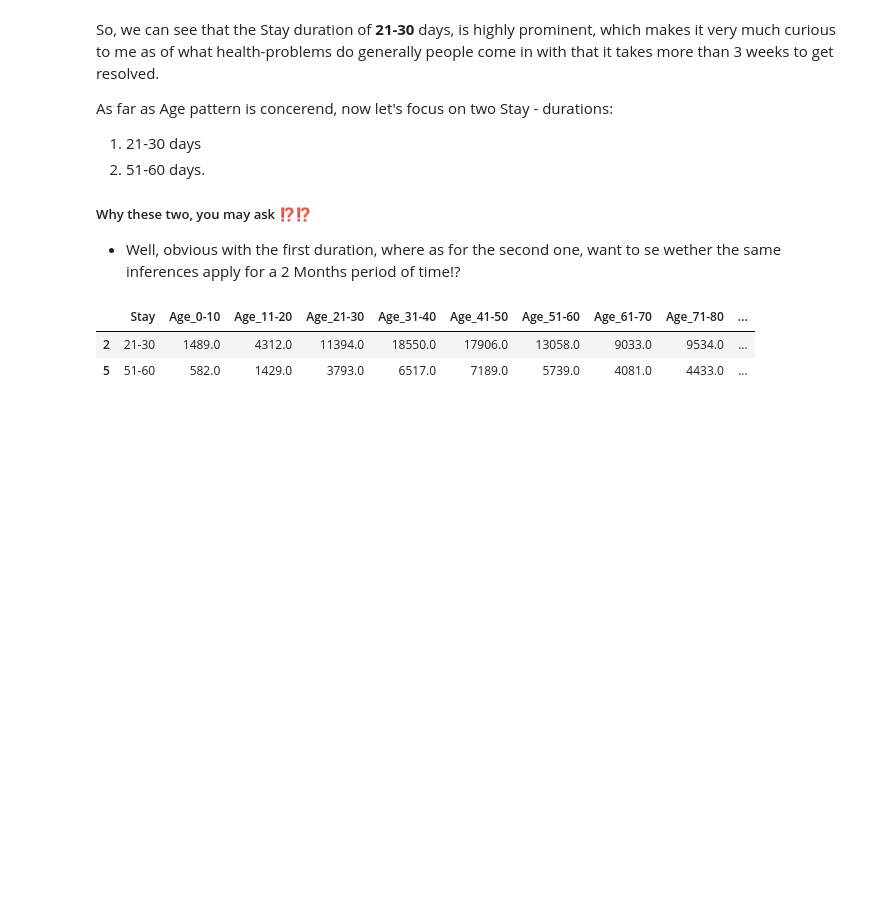
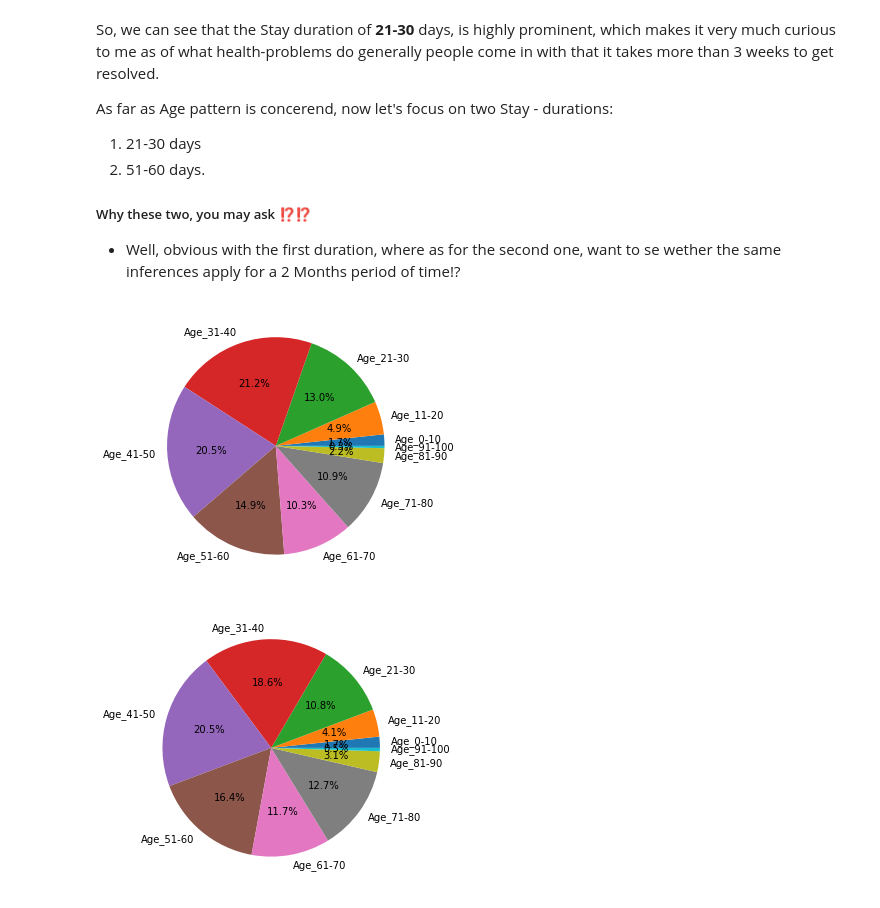
Before and after one commit to mishra-atul5001/Data-Science-Medium-Content, a Jupyter notebook: healthcare-problem-statement.ipynb, the cells around one changed output. Drawn from its saved outputs; the diff is of its cells as text; code cells hidden in the pictures; blank space fills up the shorter version.

```diff
--- a/healthcare-problem-statement.ipynb
+++ b/healthcare-problem-statement.ipynb
@@ -127,6 +124,13 @@ stay_specific_data = stay_age_distribution[stay_age_distribution.Stay.isin(stay_
-# %%
-stay_specific_data
-# %% [output]
-|  | Stay | Age_0-10 | Age_11-20 | Age_21-30 | Age_31-40 | Age_41-50 | Age_51-60 | Age_61-70 | Age_71-80 | ... |
-| 2 | 21-30 | 1489.0 | 4312.0 | 11394.0 | 18550.0 | 17906.0 | 13058.0 | 9033.0 | 9534.0 | ... |
-| 5 | 51-60 | 582.0 | 1429.0 | 3793.0 | 6517.0 | 7189.0 | 5739.0 | 4081.0 | 4433.0 | ... |
+# %%
+stay_durations = ['21-30','51-60']
+stay_specific_data = stay_age_distribution[stay_age_distribution.Stay.isin(stay_durations)].reset_index(drop=True).iloc[:,1:]
+for ind in stay_specific_data.index:
+    fig, ax = plt.subplots(1,1)
+    fig.set_size_inches(5,5)
+    # print(stay_specific_data.iloc[ind])
+    stay_specific_data.iloc[ind].plot(kind='pie', ax=ax, autopct='%1.1f%%')
+    ax.set_ylabel('')
+    ax.set_xlabel('')
+# %% [output]
+[figure, added]
+[figure, added]
```
Also changed, not shown: parts of 11 cells of this notebook.
